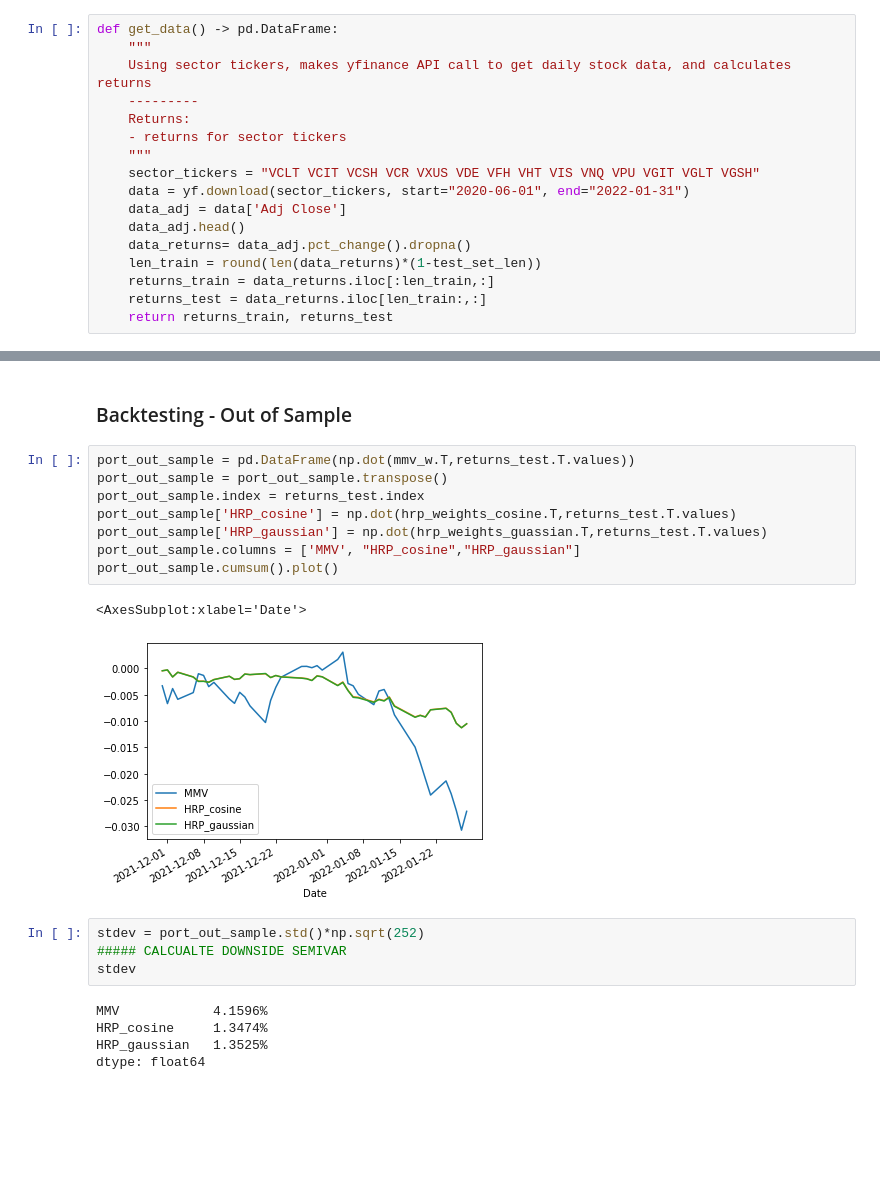
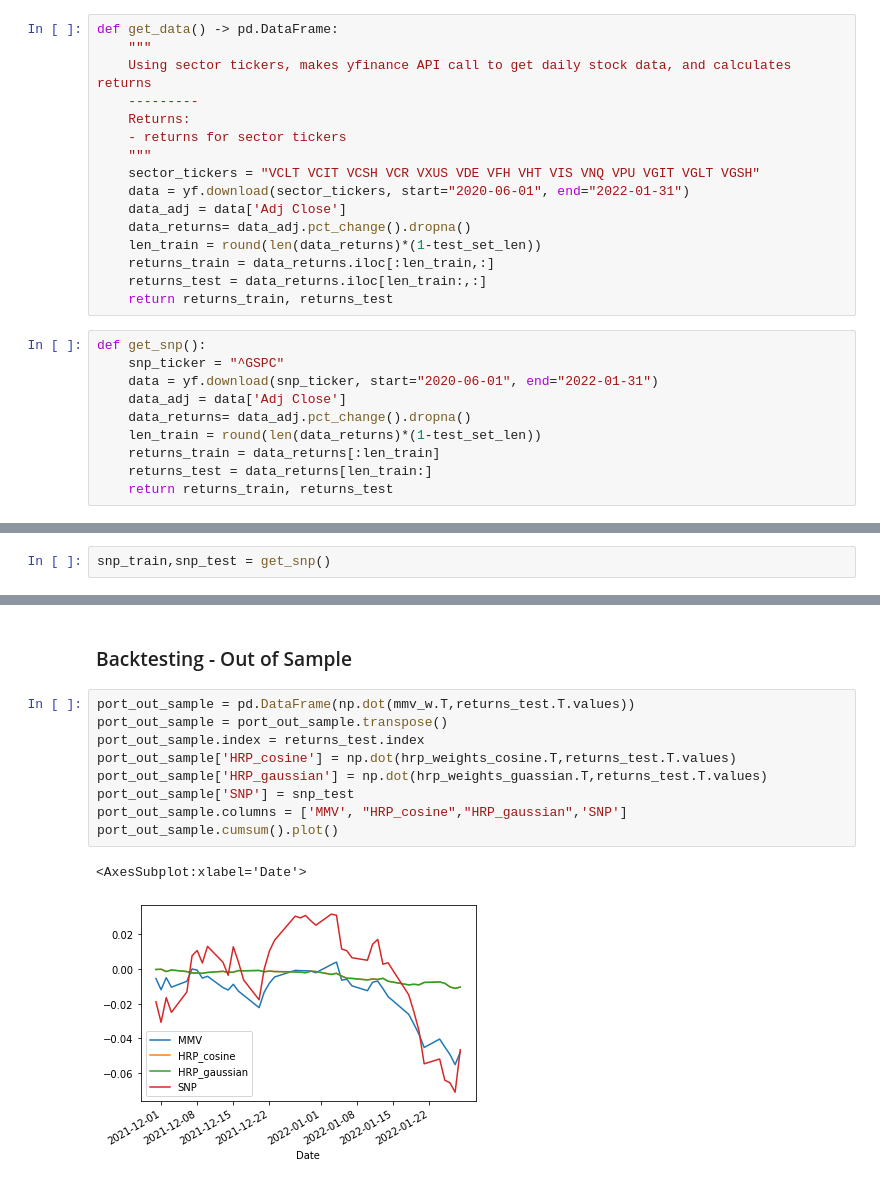
Before and after one commit to byekelchik/financial_stochastic_final, a Jupyter notebook: yekelchik_code_final.ipynb, the cells around one changed output, grey strips where cells are left out. Saved outputs shown, nothing was run; the diff lists cells and outputs as text; blank space fills up the shorter version.

```diff
--- a/yekelchik_code_final.ipynb
+++ b/yekelchik_code_final.ipynb
@@ -48,12 +48,21 @@ def get_data() -> pd.DataFrame:
     sector_tickers = "VCLT VCIT VCSH VCR VXUS VDE VFH VHT VIS VNQ VPU VGIT VGLT VGSH"
     data = yf.download(sector_tickers, start="2020-06-01", end="2022-01-31")
     data_adj = data['Adj Close']
-    data_adj.head()
     data_returns= data_adj.pct_change().dropna()
     len_train = round(len(data_returns)*(1-test_set_len))
     returns_train = data_returns.iloc[:len_train,:]
     returns_test = data_returns.iloc[len_train:,:]
     return returns_train, returns_test
+# %%
+def get_snp():
+    snp_ticker = "^GSPC"
+    data = yf.download(snp_ticker, start="2020-06-01", end="2022-01-31")
+    data_adj = data['Adj Close']
+    data_returns= data_adj.pct_change().dropna()
+    len_train = round(len(data_returns)*(1-test_set_len))
+    returns_train = data_returns[:len_train]
+    returns_test = data_returns[len_train:]
+    return returns_train, returns_test
 # %%
 returns_train, returns_test = get_data()
 securities = returns_train.columns.tolist()
@@ -183,0 +195,2 @@ hrp_weights_guassian = hrpconstruct(returns_train,dist_type='gaussian')
+# %%
+snp_train,snp_test = get_snp()
@@ -215,20 +230,12 @@ hrp_plot = rp.plot_pie(hrp_w_df_gaussian,title = 'HRP Resutls \n Gaussian Distan
 # %%
 port_out_sample = pd.DataFrame(np.dot(mmv_w.T,returns_test.T.values))
 port_out_sample = port_out_sample.transpose()
 port_out_sample.index = returns_test.index
 port_out_sample['HRP_cosine'] = np.dot(hrp_weights_cosine.T,returns_test.T.values)
 port_out_sample['HRP_gaussian'] = np.dot(hrp_weights_guassian.T,returns_test.T.values)
-port_out_sample.columns = ['MMV', "HRP_cosine","HRP_gaussian"]
+port_out_sample['SNP'] = snp_test
+port_out_sample.columns = ['MMV', "HRP_cosine","HRP_gaussian",'SNP']
 port_out_sample.cumsum().plot()
 # %% [output]
 <AxesSubplot:xlabel='Date'>
-[figure, old version]
+[figure, new version]
-# %%
-stdev = port_out_sample.std()*np.sqrt(252)
-##### CALCUALTE DOWNSIDE SEMIVAR
-stdev
-# %% [output]
-MMV            4.1596%
-HRP_cosine     1.3474%
-HRP_gaussian   1.3525%
-dtype: float64
```
Also changed, not shown: parts of 7 cells of this notebook.
